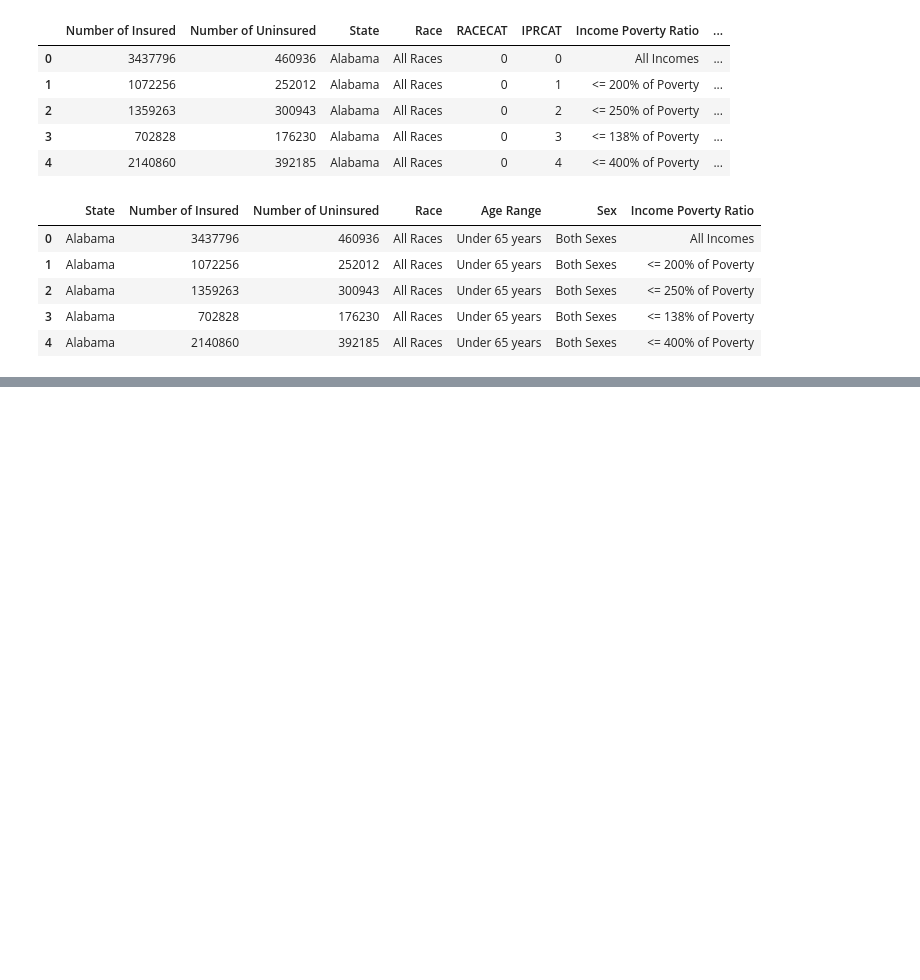
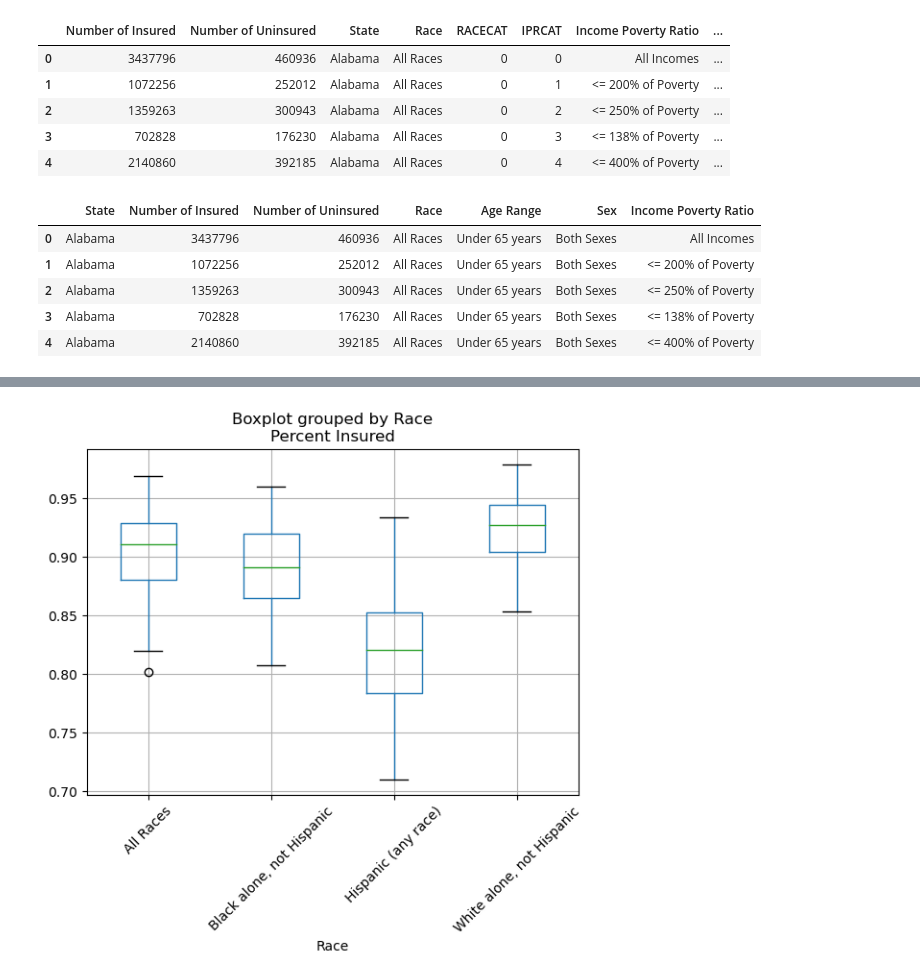
Before and after one commit to KZavalin/Project1_Group4, a Jupyter notebook: Insurance Census Data.ipynb, the cells around one changed output, grey strips where cells are left out. Cells and saved outputs as stored; diff of their text form; code cells hidden in the pictures; blank space fills up the shorter version.

```diff
--- a/Insurance Census Data.ipynb
+++ b/Insurance Census Data.ipynb
@@ -65,3 +64,9 @@ clean_census_df.head()
 | 2 | Alabama | 1359263 | 300943 | All Races | Under 65 years | Both Sexes | <= 250% of Poverty |
 | 3 | Alabama | 702828 | 176230 | All Races | Under 65 years | Both Sexes | <= 138% of Poverty |
 | 4 | Alabama | 2140860 | 392185 | All Races | Under 65 years | Both Sexes | <= 400% of Poverty |
+# %%
+clean_census_df.loc[:,"Number of Uninsured"]=clean_census_df["Number of Uninsured"].astype("float")
+clean_census_df.loc[:,"Number of Insured"]=clean_census_df["Number of Insured"].astype("float")
+clean_census_df["Percent Insured"] = (clean_census_df["Number of Insured"])/((clean_census_df["Number of Insured"])+(clean_census_df["Number of Uninsured"]))
+
+clean_census_df.head()
@@ -67,0 +103,3 @@ clean_census_df.head()
+# %%
+by_race_df = clean_census_df.loc[(clean_census_df["Age Range"]=="Under 65 years")&(clean_census_df["Sex"]=="Both Sexes")&(clean_census_df["Income Poverty Ratio"]=="All Incomes"),:]
+by_race_df
@@ -67,0 +120,6 @@ clean_census_df.head()
+# %%
+by_race_df.boxplot("Percent Insured", by="Race")
+plt.xticks(rotation=45)
+plt.savefig("graphs_race.png")
+# %% [output]
+[figure, added]
```
Also changed, not shown: parts of 10 cells of this notebook, 4 other files.
